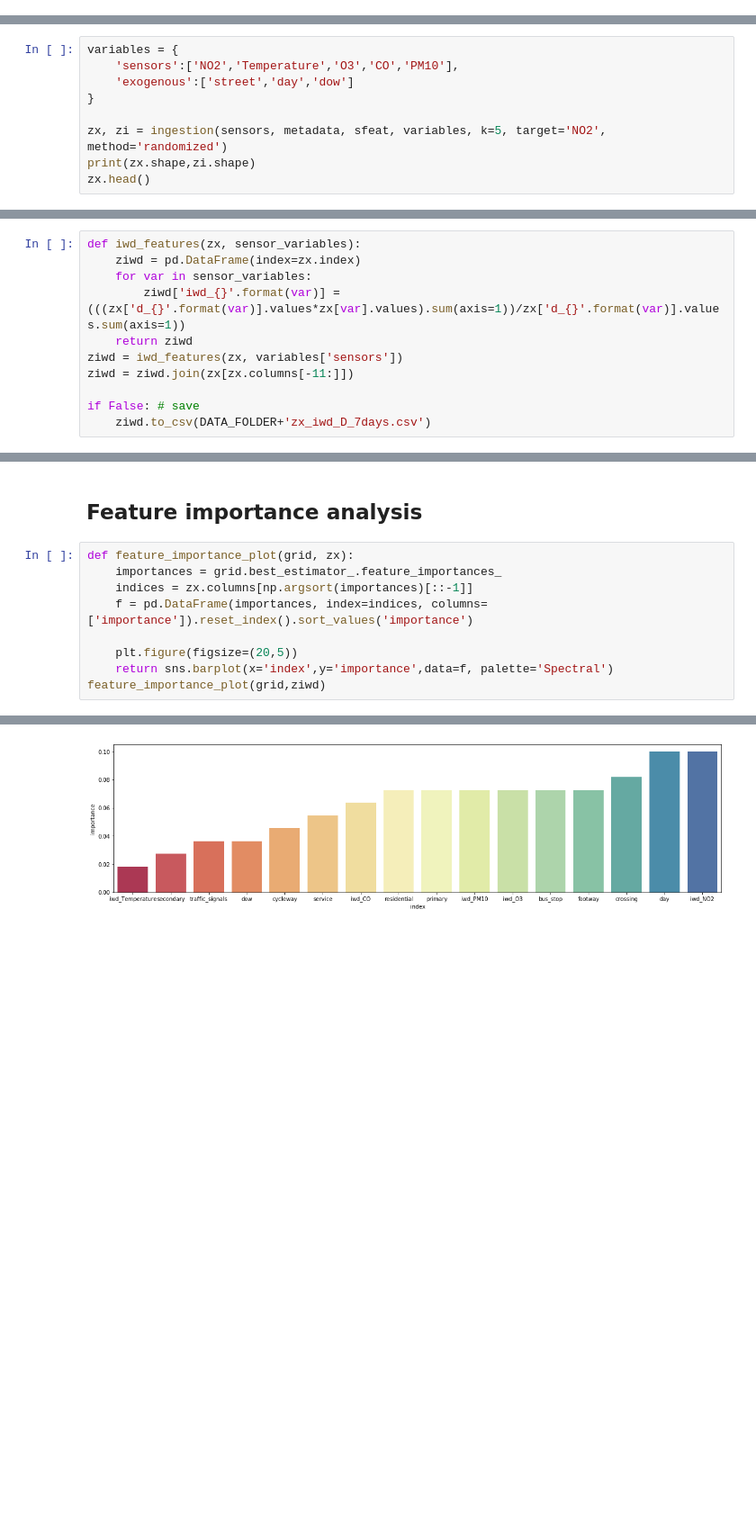
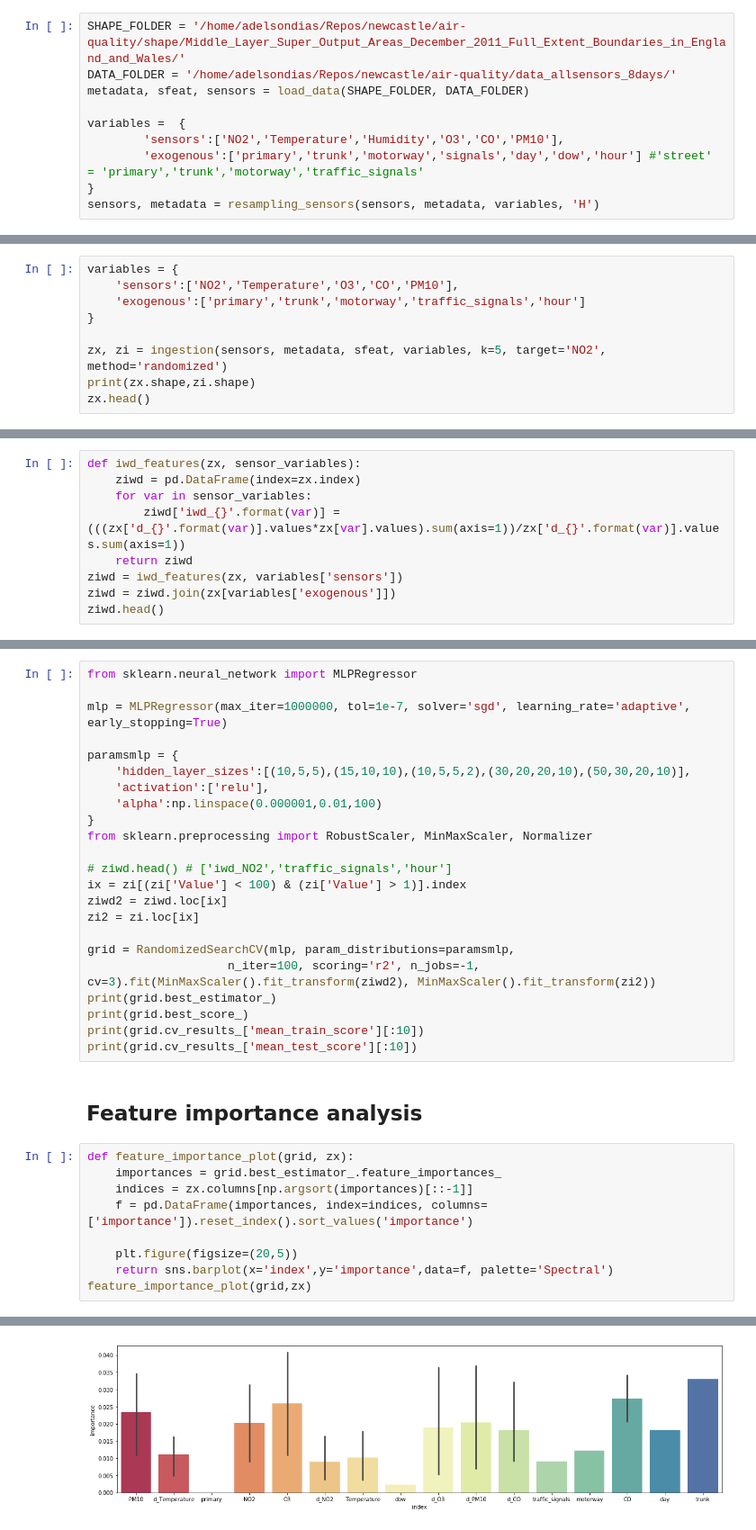
Before and after one commit to adaj/sensingbee, a Jupyter notebook: eda/feature_ingestion.ipynb, the cells around one changed output, grey strips where cells are left out. Shown: that part at 90% size. Cells and saved outputs as stored; diff of their text form; blank space fills up the shorter version.

Commit message:
no progresses on results quality

```diff
--- a/eda/feature_ingestion.ipynb
+++ b/eda/feature_ingestion.ipynb
@@ -88,3 +19,13 @@ metadata = metadata.loc[sensors.index.get_level_values(1).unique()]
+# %%
+SHAPE_FOLDER = '/home/adelsondias/Repos/newcastle/air-quality/shape/Middle_Layer_Super_Output_Areas_December_2011_Full_Extent_Boundaries_in_England_and_Wales/'
+DATA_FOLDER = '/home/adelsondias/Repos/newcastle/air-quality/data_allsensors_8days/'
+metadata, sfeat, sensors = load_data(SHAPE_FOLDER, DATA_FOLDER)
+
+variables =  {
+        'sensors':['NO2','Temperature','Humidity','O3','CO','PM10'],
+        'exogenous':['primary','trunk','motorway','signals','day','dow','hour'] #'street' = 'primary','trunk','motorway','traffic_signals'
+}
+sensors, metadata = resampling_sensors(sensors, metadata, variables, 'H')
 # %% [markdown]
 ## 1. Feature ingestion
 
@@ -155,7 +33,7 @@ def ingestion(sensors, metadata, sfeat, variables, k, target, method):
 # %%
 variables = {
     'sensors':['NO2','Temperature','O3','CO','PM10'],
-    'exogenous':['street','day','dow']
+    'exogenous':['primary','trunk','motorway','traffic_signals','hour']
 }
 
 zx, zi = ingestion(sensors, metadata, sfeat, variables, k=5, target='NO2', method='randomized')
@@ -187,10 +55,8 @@ def iwd_features(zx, sensor_variables):
         ziwd['iwd_{}'.format(var)] = (((zx['d_{}'.format(var)].values*zx[var].values).sum(axis=1))/zx['d_{}'.format(var)].values.sum(axis=1))
     return ziwd
 ziwd = iwd_features(zx, variables['sensors'])
-ziwd = ziwd.join(zx[zx.columns[-11:]])
-
-if False: # save
-    ziwd.to_csv(DATA_FOLDER+'zx_iwd_D_7days.csv')
+ziwd = ziwd.join(zx[variables['exogenous']])
+ziwd.head()
 # %% [markdown]
 ### 1.b. Spatial Averaging
 # %%
@@ -278,14 +131,37 @@ grid.best_score_
+# %%
+from sklearn.neural_network import MLPRegressor
+
+mlp = MLPRegressor(max_iter=1000000, tol=1e-7, solver='sgd', learning_rate='adaptive', early_stopping=True)
+
+paramsmlp = {
+    'hidden_layer_sizes':[(10,5,5),(15,10,10),(10,5,5,2),(30,20,20,10),(50,30,20,10)],
+    'activation':['relu'],
+    'alpha':np.linspace(0.000001,0.01,100)
+}
+from sklearn.preprocessing import RobustScaler, MinMaxScaler, Normalizer
+
+# ziwd.head() # ['iwd_NO2','traffic_signals','hour']
+ix = zi[(zi['Value'] < 100) & (zi['Value'] > 1)].index
+ziwd2 = ziwd.loc[ix]
+zi2 = zi.loc[ix]
+
+grid = RandomizedSearchCV(mlp, param_distributions=paramsmlp,
+                    n_iter=100, scoring='r2', n_jobs=-1, cv=3).fit(MinMaxScaler().fit_transform(ziwd2), MinMaxScaler().fit_transform(zi2))
+print(grid.best_estimator_)
+print(grid.best_score_)
+print(grid.cv_results_['mean_train_score'][:10])
+print(grid.cv_results_['mean_test_score'][:10])
 # %% [markdown]
 ## Feature importance analysis
 # %%
 def feature_importance_plot(grid, zx):
     importances = grid.best_estimator_.feature_importances_
     indices = zx.columns[np.argsort(importances)[::-1]]
     f = pd.DataFrame(importances, index=indices, columns=['importance']).reset_index().sort_values('importance')
 
     plt.figure(figsize=(20,5))
     return sns.barplot(x='index',y='importance',data=f, palette='Spectral')
-feature_importance_plot(grid,ziwd)
+feature_importance_plot(grid,zx)
 # %% [output]
 <matplotlib.axes._subplots.AxesSubplot at 0x...>
-[figure, old version]
+[figure, new version]
```
Also changed, not shown: parts of 20 cells of this notebook, 8 other files.
